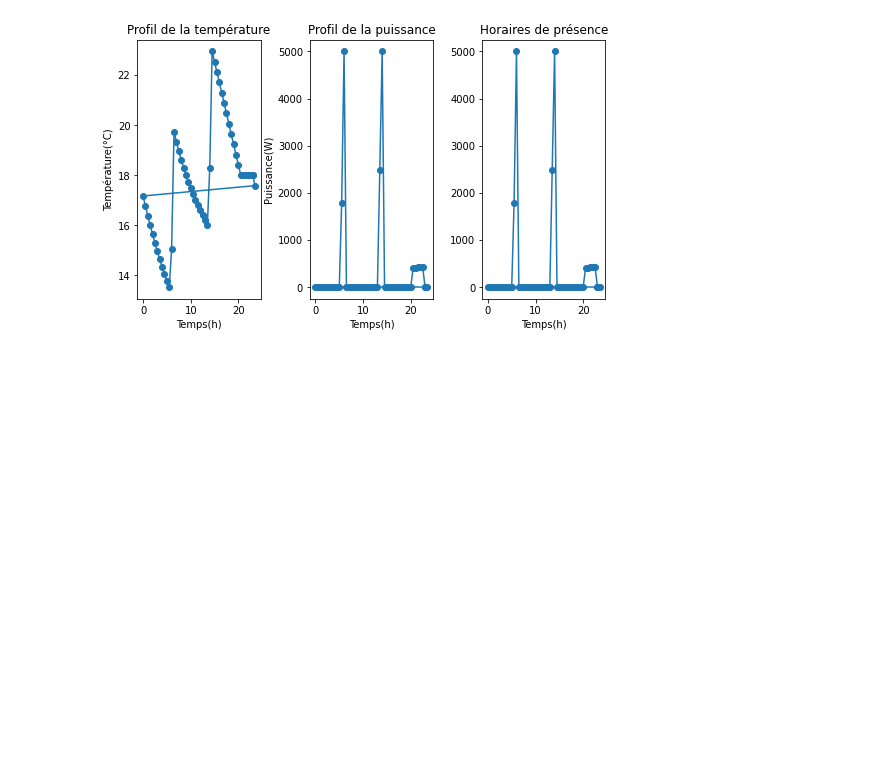
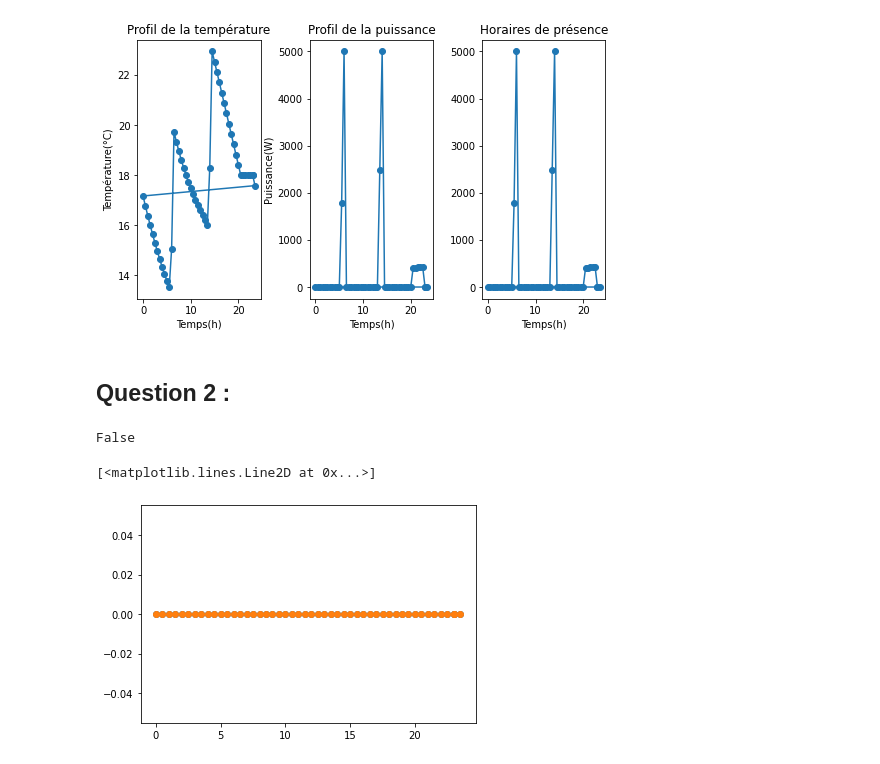
Before and after one commit to EliottBarbier/Projet_Opti, a Jupyter notebook: Projet.ipynb, the cells around one changed output. Saved outputs shown, nothing was run; the diff lists cells and outputs as text; code cells hidden in the pictures; blank space fills up the shorter version.

```diff
--- a/Projet.ipynb
+++ b/Projet.ipynb
@@ -200,3 +201,16 @@ plt.subplots_adjust(left=0.1,
 plt.show()
 # %% [output]
 [figure]
+# %% [markdown]
+##  Question 2 :
+# %%
+#On met x sous la forme (T0^1,...,TN^1,P0^1,..P0^N,T0^2,...TN^2,P0^2,...PN^2)
+gamma = np.exp(-(k+h+h)*dt) #Car h12=h21=h et on a que 2 maisons.
+beta = (1 - gamma)/(k+h+h)
+Tm1 = 18
+Tm2 = 20
+Aeq = np.zeros( (2*(N+2), 2*(2*N+2) ) )
+c = np.zeros( (2*(2*N+2),) )
+beq = np.zeros( (2*(N+2),) )
+Ain = np.zeros( (2*(4*N+4), 2*(2*N+2)) )
+b_in = np.zeros( (2*(4*N+4),) )
@@ -202,0 +280,13 @@ plt.show()
+# %%
+#Exécution de l'algorithme du simplexe:
+res = scipy.optimize.linprog(c, A_ub=Ain, b_ub=b_in, A_eq=Aeq, b_eq=beq, bounds=(None, None), method='revised simplex', callback=None, options=None, x0=None)
+# %%
+res.success
+# %% [output]
+False
+# %%
+plt.plot(t,res.x[0:N+1],linestyle="",marker="o",label="T1")
+plt.plot(t,res.x[2*N+1:3*N+2],linestyle="",marker="o",label="T2")
+# %% [output]
+[<matplotlib.lines.Line2D at 0x...>]
+[figure, added]
```
Also changed, not shown: parts of 2 cells of this notebook.
